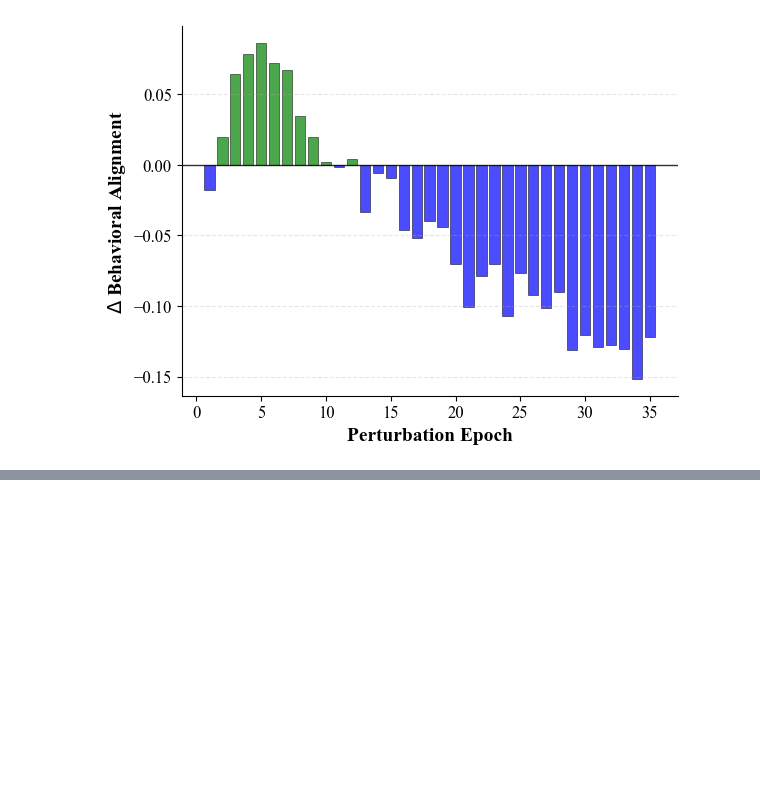
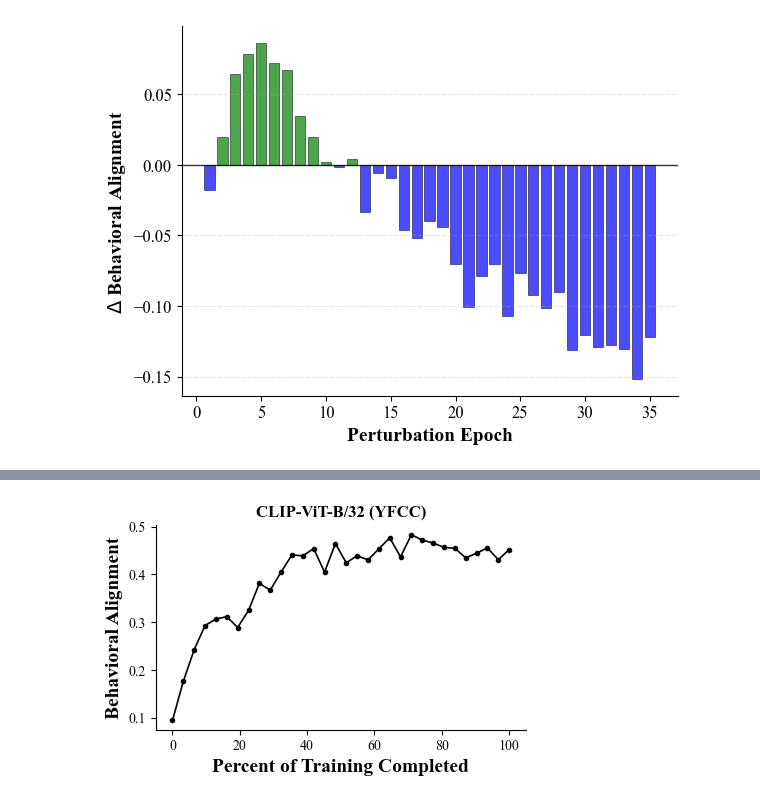
Before and after one commit to marrenj/cvpr_perturbations, a Jupyter notebook: notebooks/figures/all_figures.ipynb, the cells around one changed output, grey strips where cells are left out. Saved outputs shown, nothing was run; the diff lists cells and outputs as text; code cells hidden in the pictures; blank space fills up the shorter version.

```diff
--- a/notebooks/figures/all_figures.ipynb
+++ b/notebooks/figures/all_figures.ipynb
@@ -2877,0 +2931,25 @@ plot_single_epoch_delta_behavioral_alignment(baseline_seed1_ba_results, perturbe
+# %%
+# Plot behavioral alignment vs. percent of training completed for CLIP-ViT-B/32 (YFCC).
+plt.rcParams["font.family"] = "Times New Roman"
+
+max_epoch = clip_vitb32_ba_results["epoch"].max()
+pct_trained = 100.0 * clip_vitb32_ba_results["epoch"] / max_epoch
+
+fig, ax = plt.subplots(figsize=(4.5, 3))
+ax.plot(
+    pct_trained,
+    clip_vitb32_ba_results["behavioral_rsa_rho"],
+    color="black",
+    linewidth=1.2,
+    marker="o",
+    markersize=3,
+)
+ax.set_xlabel("Percent of Training Completed", fontweight="bold", fontsize=14)
+ax.set_ylabel("Behavioral Alignment", fontweight="bold", fontsize=14)
+ax.set_title("CLIP-ViT-B/32 (YFCC)", fontweight="bold")
+ax.spines["right"].set_visible(False)
+ax.spines["top"].set_visible(False)
+plt.tight_layout()
+plt.show()
+# %% [output]
+[figure, added]
```
Also changed, not shown: parts of 2 cells of this notebook, 7 other files.
